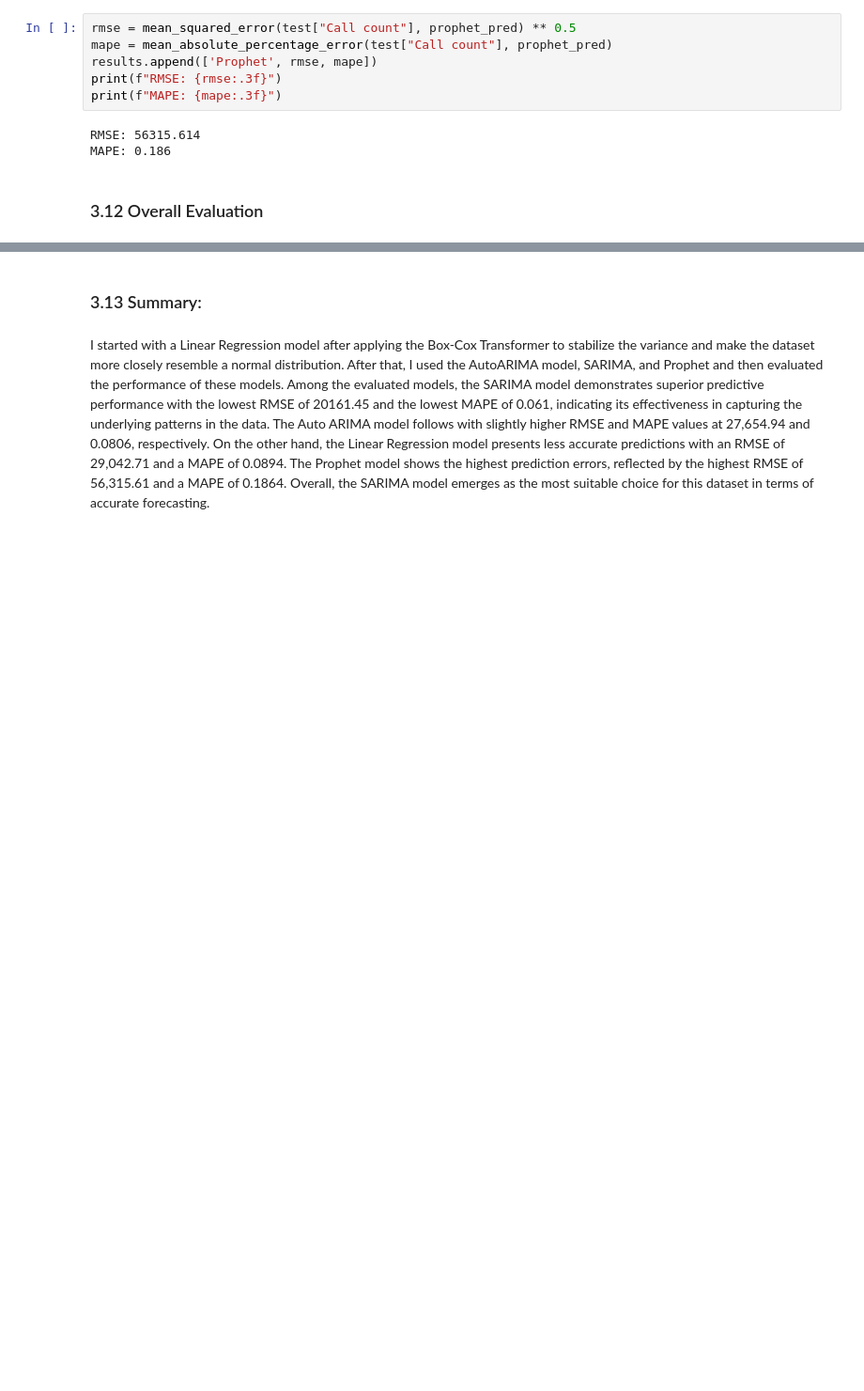
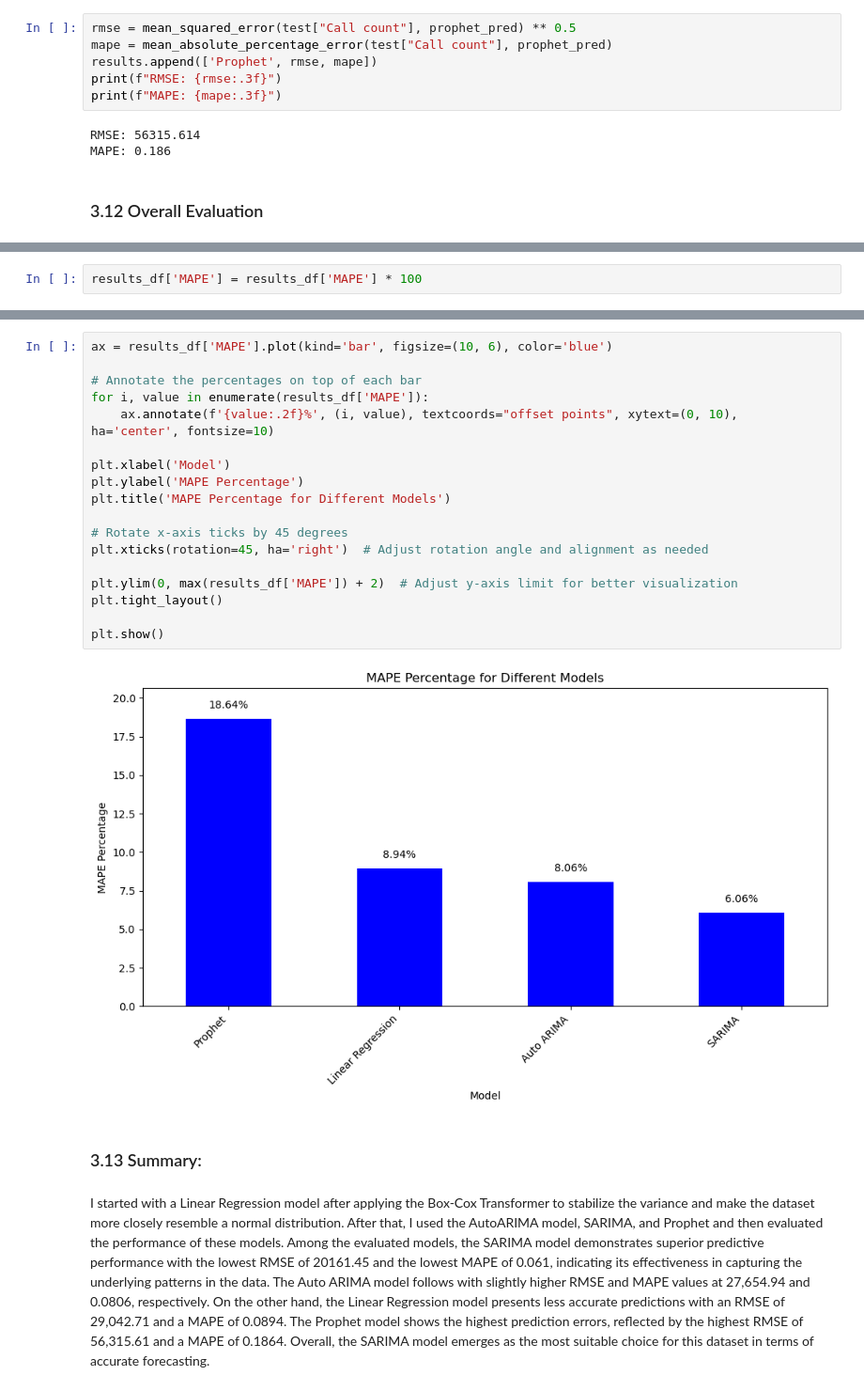
Before and after one commit to asiyashakeel78/Spring-Board, a Jupyter notebook: Capstone Project 3/3-CP3-Baseline Modeling.ipynb, the cells around one changed output, grey strips where cells are left out. Shown at 94% size. Cells and saved outputs as stored; diff of their text form; blank space fills up the shorter version.

```diff
--- a/Capstone Project 3/3-CP3-Baseline Modeling.ipynb
+++ b/Capstone Project 3/3-CP3-Baseline Modeling.ipynb
@@ -556,0 +550,2 @@ results_df
+# %%
+results_df['MAPE'] = results_df['MAPE'] * 100
@@ -557,3 +561,23 @@ results_df
+# %%
+ax = results_df['MAPE'].plot(kind='bar', figsize=(10, 6), color='blue')
+
+# Annotate the percentages on top of each bar
+for i, value in enumerate(results_df['MAPE']):
+    ax.annotate(f'{value:.2f}%', (i, value), textcoords="offset points", xytext=(0, 10), ha='center', fontsize=10)
+
+plt.xlabel('Model')
+plt.ylabel('MAPE Percentage')
+plt.title('MAPE Percentage for Different Models')
+
+# Rotate x-axis ticks by 45 degrees
+plt.xticks(rotation=45, ha='right')  # Adjust rotation angle and alignment as needed
+
+plt.ylim(0, max(results_df['MAPE']) + 2)  # Adjust y-axis limit for better visualization
+plt.tight_layout()
+
+plt.show()
+# %% [output]
+[figure, added]
 # %% [markdown]
 ### 3.13 Summary:<a id='3.13_Summary'></a>
 # %% [markdown]
```
Also changed, not shown: parts of 9 cells of this notebook, 1 other file.
